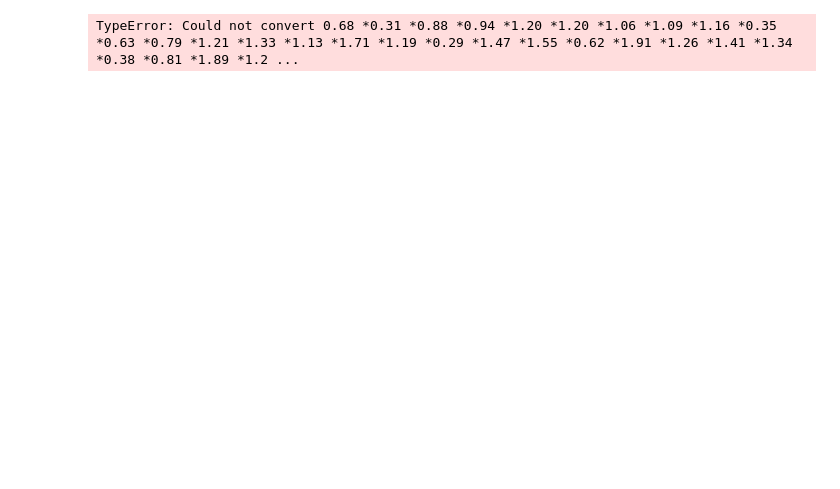
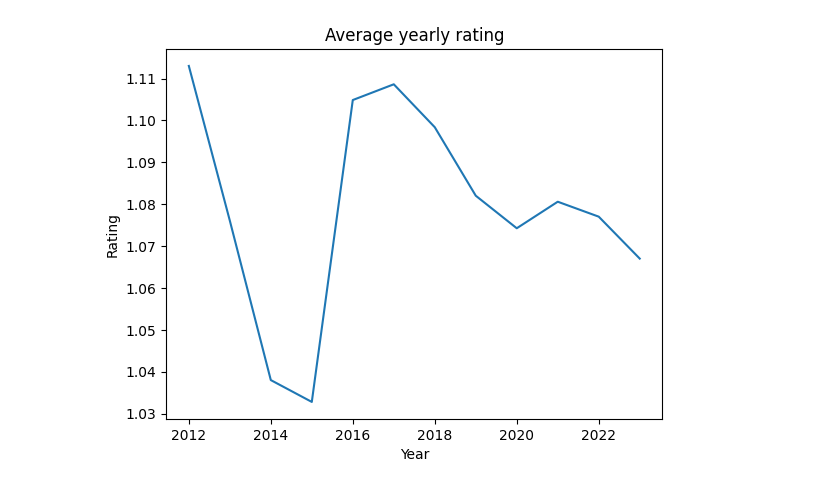
Before and after one commit to condulences/condulences.github.io, a Jupyter notebook: final.ipynb, the cells around one changed output. Saved outputs shown, nothing was run; the diff lists cells and outputs as text; code cells hidden in the pictures; blank space fills up the shorter version.

```diff
--- a/final.ipynb
+++ b/final.ipynb
@@ -47,10 +49,16 @@ df.sort_values('Date')
 # %%
 df.loc[1, 'Date'] < dt.datetime(2020,1,1)
 x = np.arange(2012, 2024)
 y = []
 
 for year in x:
     mask = (dt.datetime(year,1,1) < df['Date']) & (df['Date'] < dt.datetime(year,12,31))
     y.append(df[mask]['rating'].mean())
+
+plt.plot(x,y)
+plt.xlabel("Year")
+plt.ylabel("Rating")
+plt.title("Average yearly rating")
+plt.show()
 # %% [output]
-TypeError: Could not convert 0.68 *0.31 *0.88 *0.94 *1.20 *1.20 *1.06 *1.09 *1.16 *0.35 *0.63 *0.79 *1.21 *1.33 *1.13 *1.71 *1.19 *0.29 *1.47 *1.55 *0.62 *1.91 *1.26 *1.41 *1.34 *0.38 *0.81 *1.89 *1.2 ...
+[figure, added]
```
Also changed, not shown: parts of 4 cells of this notebook, 2 other files.
